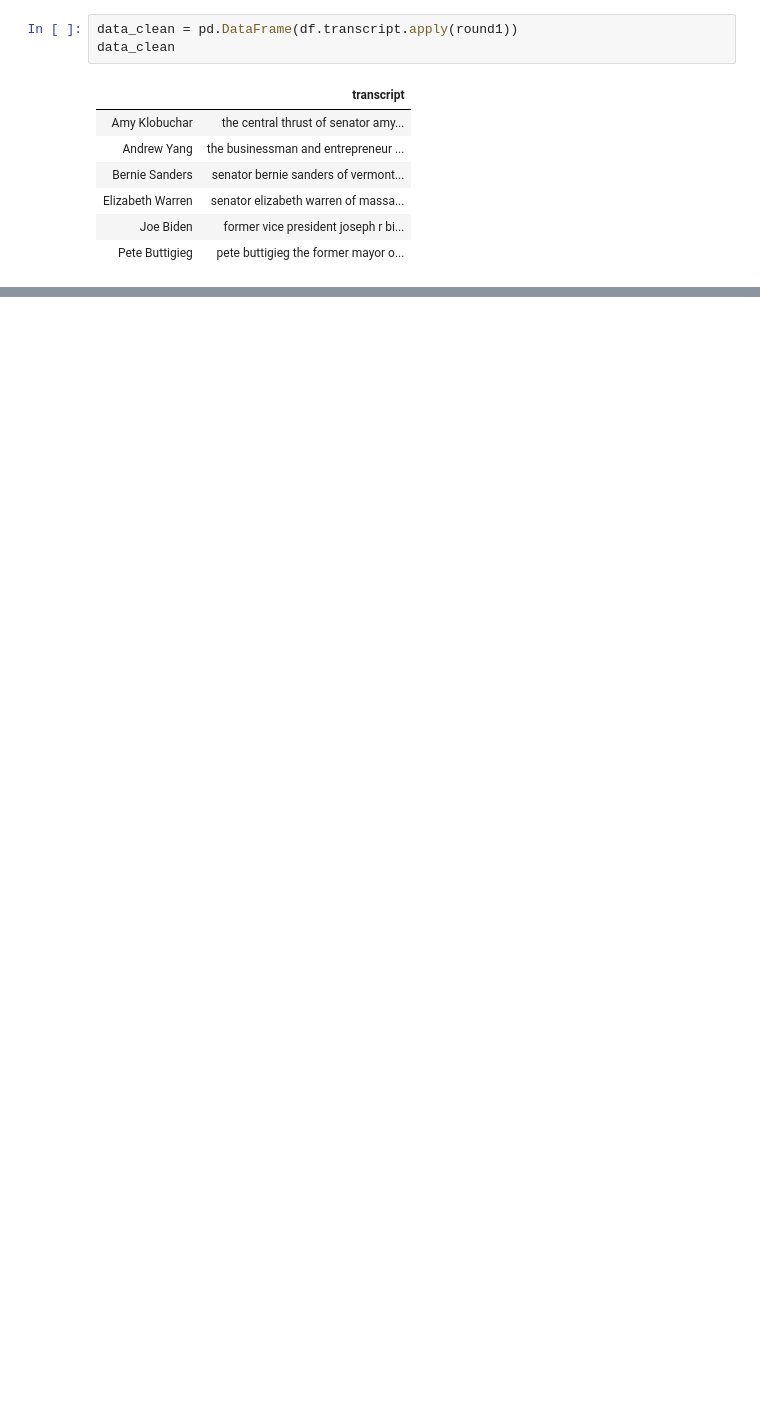
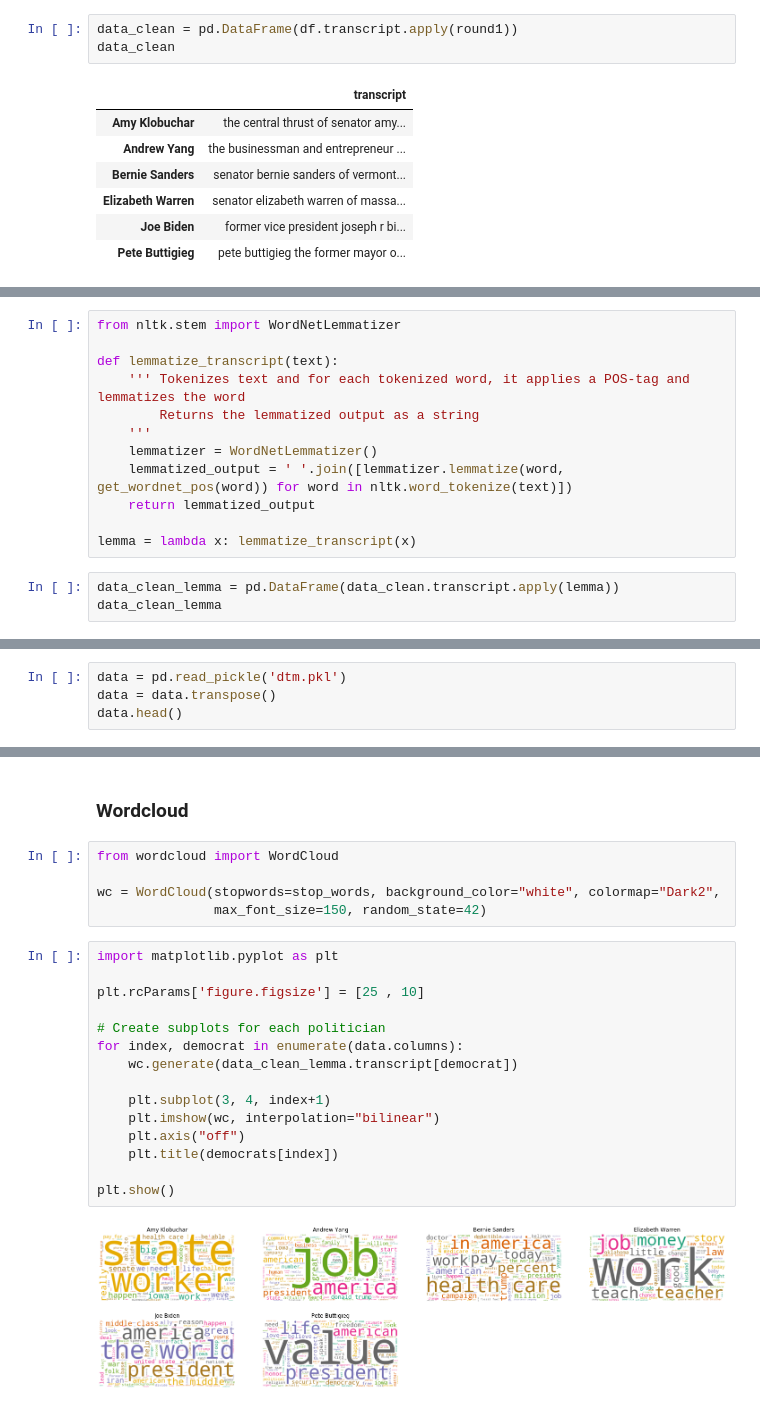
Before and after one commit to WSHuusfeldt/PythonSem4Eksamen, a Jupyter notebook: test.ipynb, the cells around one changed output, grey strips where cells are left out. Drawn from its saved outputs; the diff is of its cells as text; blank space fills up the shorter version.

```diff
--- a/test.ipynb
+++ b/test.ipynb
@@ -107,0 +121,15 @@ my and i thought well thats the opposite of what we should have people doing so
+# %%
+from nltk.stem import WordNetLemmatizer
+
+def lemmatize_transcript(text):
+    ''' Tokenizes text and for each tokenized word, it applies a POS-tag and lemmatizes the word
+        Returns the lemmatized output as a string
+    '''
+    lemmatizer = WordNetLemmatizer()
+    lemmatized_output = ' '.join([lemmatizer.lemmatize(word, get_wordnet_pos(word)) for word in nltk.word_tokenize(text)])
+    return lemmatized_output
+
+lemma = lambda x: lemmatize_transcript(x)
+# %%
+data_clean_lemma = pd.DataFrame(data_clean.transcript.apply(lemma))
+data_clean_lemma
@@ -107,0 +178,4 @@ my and i thought well thats the opposite of what we should have people doing so
+# %%
+data = pd.read_pickle('dtm.pkl')
+data = data.transpose()
+data.head()
@@ -107,0 +218,24 @@ my and i thought well thats the opposite of what we should have people doing so
+# %% [markdown]
+### Wordcloud
+# %%
+from wordcloud import WordCloud
+
+wc = WordCloud(stopwords=stop_words, background_color="white", colormap="Dark2",
+               max_font_size=150, random_state=42)
+# %%
+import matplotlib.pyplot as plt
+
+plt.rcParams['figure.figsize'] = [25 , 10]
+
+# Create subplots for each politician
+for index, democrat in enumerate(data.columns):
+    wc.generate(data_clean_lemma.transcript[democrat])
+
+    plt.subplot(3, 4, index+1)
+    plt.imshow(wc, interpolation="bilinear")
+    plt.axis("off")
+    plt.title(democrats[index])
+
+plt.show()
+# %% [output]
+[figure, added]
```
Also changed, not shown: parts of 36 cells of this notebook.
